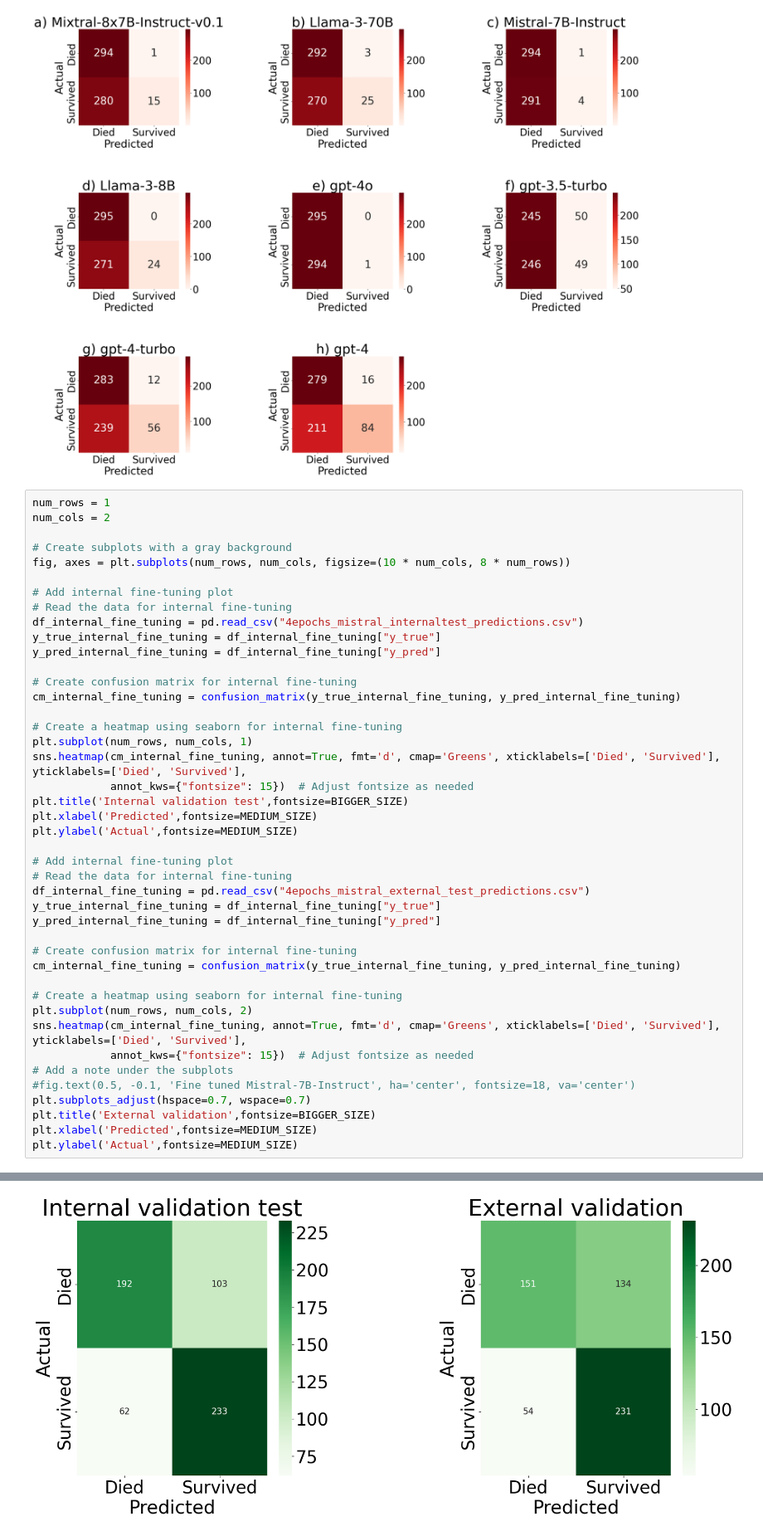
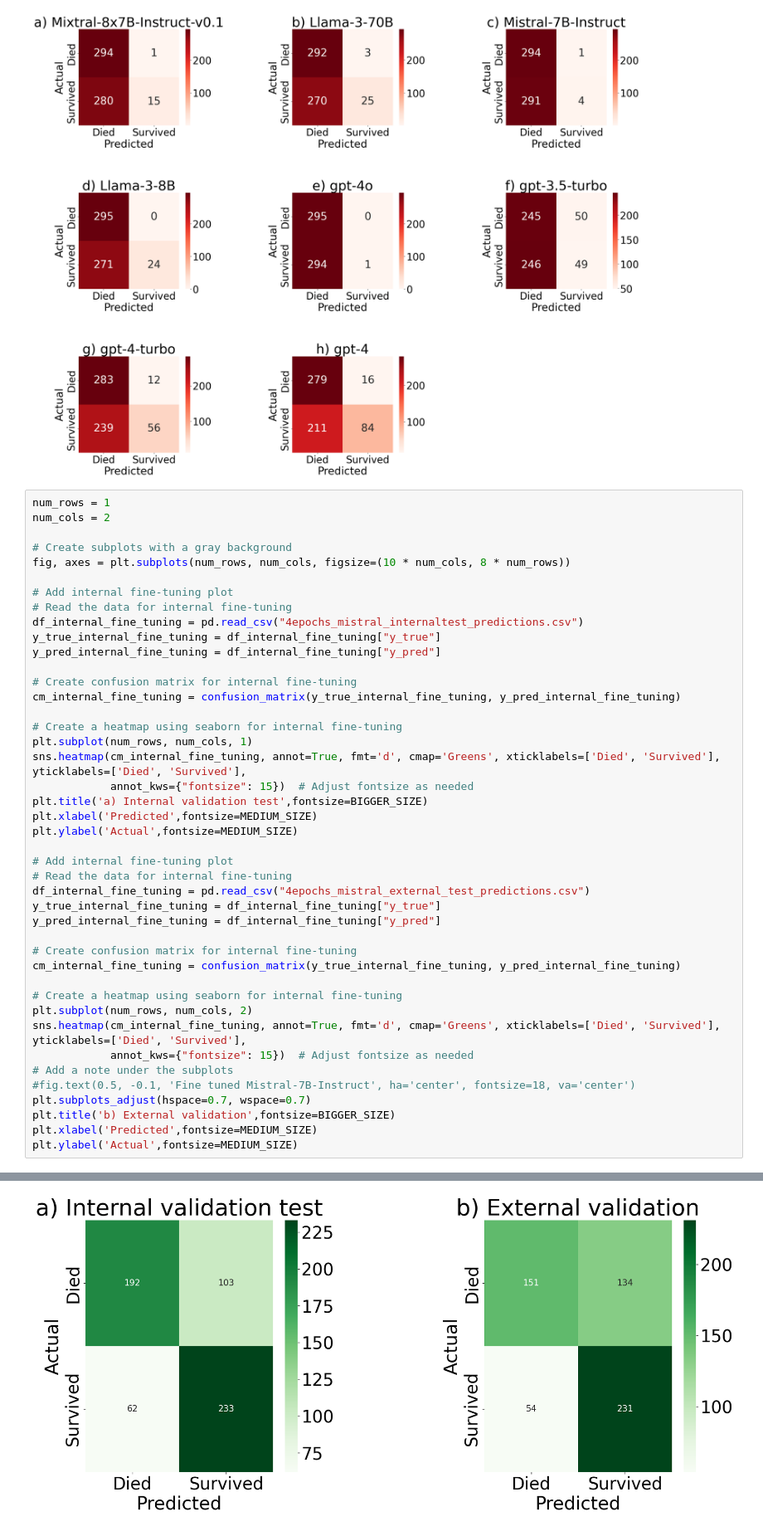
Before and after one commit to mohammad-gh009/Large-Language-Models-vs-Classical-Machine-learning, a Jupyter notebook: plots/confusion_matrix.ipynb, the cells around one changed output, grey strips where cells are left out. Shown: that part at 83% size. Saved outputs shown, nothing was run; the diff lists cells and outputs as text.

```diff
--- a/plots/confusion_matrix.ipynb
+++ b/plots/confusion_matrix.ipynb
@@ -242,33 +242,33 @@ y_pred_internal_fine_tuning = df_internal_fine_tuning["y_pred"]
 # Create confusion matrix for internal fine-tuning
 cm_internal_fine_tuning = confusion_matrix(y_true_internal_fine_tuning, y_pred_internal_fine_tuning)
 
 # Create a heatmap using seaborn for internal fine-tuning
 plt.subplot(num_rows, num_cols, 1)
 sns.heatmap(cm_internal_fine_tuning, annot=True, fmt='d', cmap='Greens', xticklabels=['Died', 'Survived'], yticklabels=['Died', 'Survived'],
             annot_kws={"fontsize": 15})  # Adjust fontsize as needed
-plt.title('Internal validation test',fontsize=BIGGER_SIZE)
+plt.title('a) Internal validation test',fontsize=BIGGER_SIZE)
 plt.xlabel('Predicted',fontsize=MEDIUM_SIZE)
 plt.ylabel('Actual',fontsize=MEDIUM_SIZE)
 
 # Add internal fine-tuning plot
 # Read the data for internal fine-tuning
 df_internal_fine_tuning = pd.read_csv("4epochs_mistral_external_test_predictions.csv")
 y_true_internal_fine_tuning = df_internal_fine_tuning["y_true"]
 y_pred_internal_fine_tuning = df_internal_fine_tuning["y_pred"]
 
 # Create confusion matrix for internal fine-tuning
 cm_internal_fine_tuning = confusion_matrix(y_true_internal_fine_tuning, y_pred_internal_fine_tuning)
 
 # Create a heatmap using seaborn for internal fine-tuning
 plt.subplot(num_rows, num_cols, 2)
 sns.heatmap(cm_internal_fine_tuning, annot=True, fmt='d', cmap='Greens', xticklabels=['Died', 'Survived'], yticklabels=['Died', 'Survived'],
             annot_kws={"fontsize": 15})  # Adjust fontsize as needed
 # Add a note under the subplots
 #fig.text(0.5, -0.1, 'Fine tuned Mistral-7B-Instruct', ha='center', fontsize=18, va='center')
 plt.subplots_adjust(hspace=0.7, wspace=0.7)
-plt.title('External validation',fontsize=BIGGER_SIZE)
+plt.title('b) External validation',fontsize=BIGGER_SIZE)
 plt.xlabel('Predicted',fontsize=MEDIUM_SIZE)
 plt.ylabel('Actual',fontsize=MEDIUM_SIZE)
 # %% [output]
 Text(1038.1767676767674, 0.5, 'Actual')
-[figure, old version]
+[figure, new version]
```
Also changed, not shown: 3 other files.
